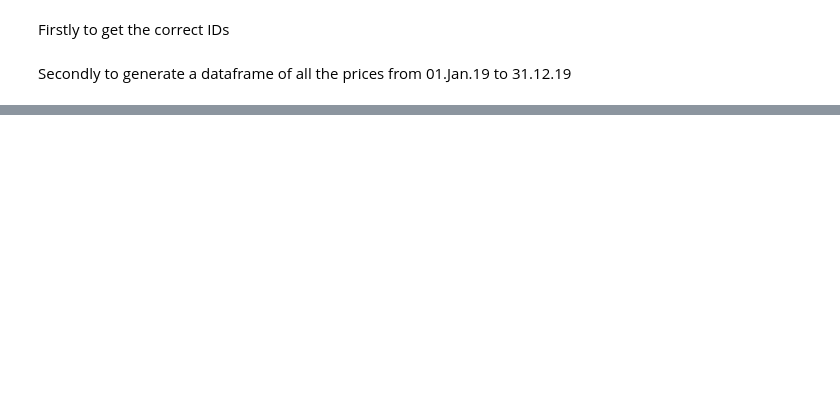
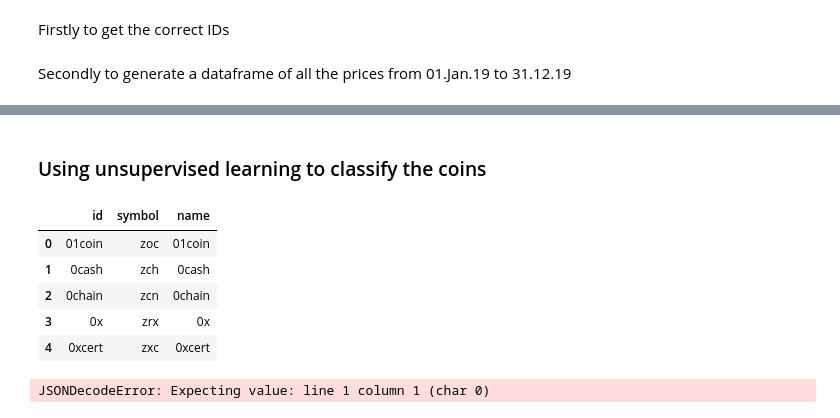
Before and after one commit to Shinan-tech/data-pt-ber-08-20, a Jupyter notebook: Projects/module-3_projects/04_final-project/Portfolio Optimization Using Python.ipynb, the cells around one changed output, grey strips where cells are left out. Cells and saved outputs as stored; diff of their text form; code cells hidden in the pictures; blank space fills up the shorter version.

```diff
--- a/Projects/module-3_projects/04_final-project/Portfolio Optimization Using Python.ipynb
+++ b/Projects/module-3_projects/04_final-project/Portfolio Optimization Using Python.ipynb
@@ -251,0 +364,37 @@ for trial in range(num_of_simulations):
+# %% [markdown]
+### Using unsupervised learning to classify the coins
+# %%
+# select only the real coin, exclude the non-coin ids
+df_list = pd.read_csv("coins_list.csv")
+df_coins = df_list[~df_list["id"].str.contains("-")].reset_index()
+# df_coins.drop(columns="index",inplace=True)
+df_coins.head()
+# %% [output]
+|  | id | symbol | name |
+| 0 | 01coin | zoc | 01coin |
+| 1 | 0cash | zch | 0cash |
+| 2 | 0chain | zcn | 0chain |
+| 3 | 0x | zrx | 0x |
+| 4 | 0xcert | zxc | 0xcert |
+# %%
+# grab half year return from 01.Aug.20 to 31.Dec.20 for the coins in the list
+coins_return = []
+base = "https://api.coingecko.com/api/v3/"
+coin_ids = list(df_coins["id"])
+
+for coin in coin_ids:
+    url = base + "/coins/"+ coin + "/market_chart/range"
+    param_dict = {"id":coin, "vs_currency":"usd", "from":"1596236400", "to":"1577833200"}
+    response = requests.get(url, params=param_dict)
+    results = response.json()
+    df_coin = pd.DataFrame(results["prices"], columns=["time", coin])
+    df_coin["time"] = pd.to_datetime(df_coin["time"], unit="ms")
+    # df_all = pd.merge(df_all, df, how="left", on="time")
+    coins_return.append(df_coin)
+
+    coins_return_merged = reduce(lambda df1, df2: pd.merge(df1,df2, how="left", on="time"), coins_return)
+    coins_return_merged.set_index("time", inplace=True)
+
+coins_return_merged.to_csv("all_coins_return.csv")
+# %% [output]
+JSONDecodeError: Expecting value: line 1 column 1 (char 0)
```
Also changed, not shown: parts of 11 cells of this notebook, 1 other file.
